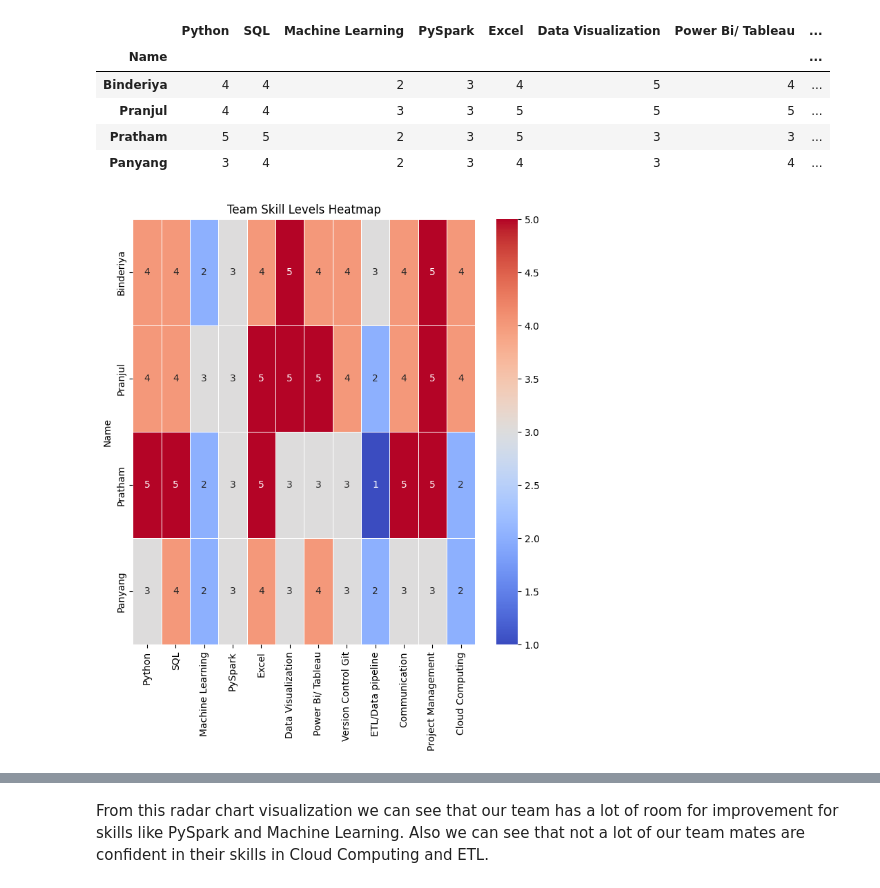
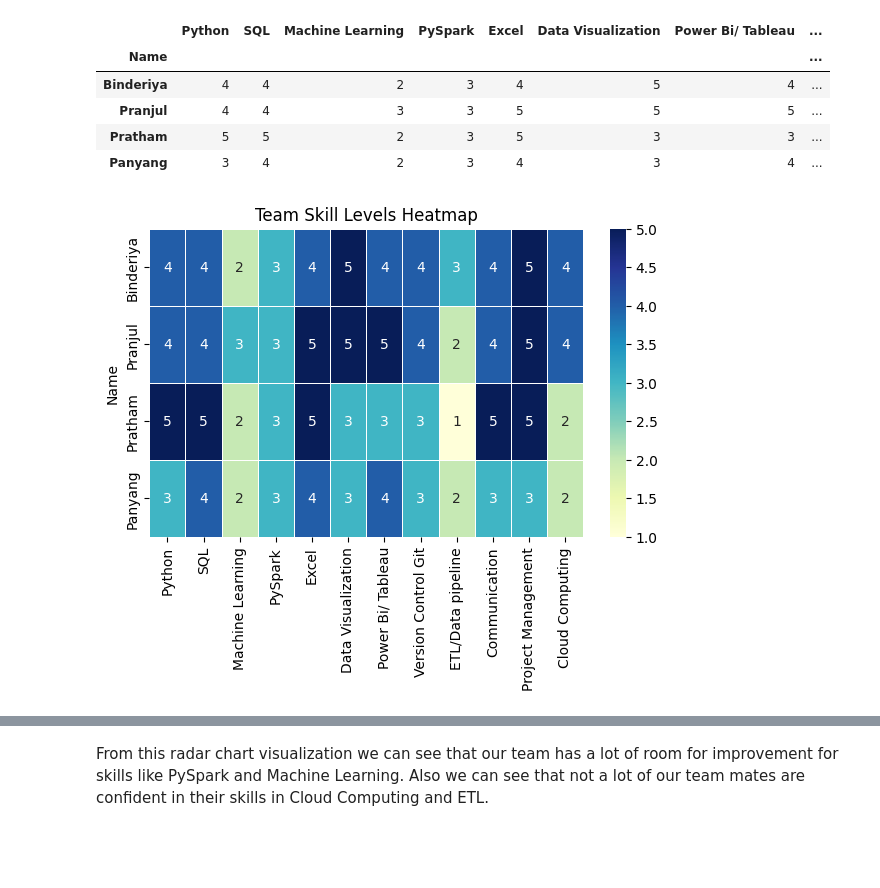
Before and after one commit to pranjul11garg/US.-Data-Science-Analytics-Job-Market-Trends, a Jupyter notebook: skill_gap_analysis.ipynb, the cells around one changed output, grey strips where cells are left out. Saved outputs shown, nothing was run; the diff lists cells and outputs as text; code cells hidden in the pictures; blank space fills up the shorter version.

```diff
--- a/skill_gap_analysis.ipynb
+++ b/skill_gap_analysis.ipynb
@@ -46,13 +48,13 @@ df_skills
 # %%
 import seaborn as sns
 import matplotlib.pyplot as plt
 
-plt.figure(figsize=(8, 8))
-sns.heatmap(df_skills, annot=True, cmap="coolwarm", linewidths=0.5)
+plt.figure(figsize=(7, 4))
+sns.heatmap(df_skills, annot=True, cmap="YlGnBu", linewidths=0.5)
 plt.title("Team Skill Levels Heatmap")
 plt.show()
 # %% [output]
-[figure, old version]
+[figure, new version]
 # %%
 import plotly.graph_objects as go
 fig = go.Figure()
```
Also changed, not shown: parts of 3 cells of this notebook, 3 other files.
